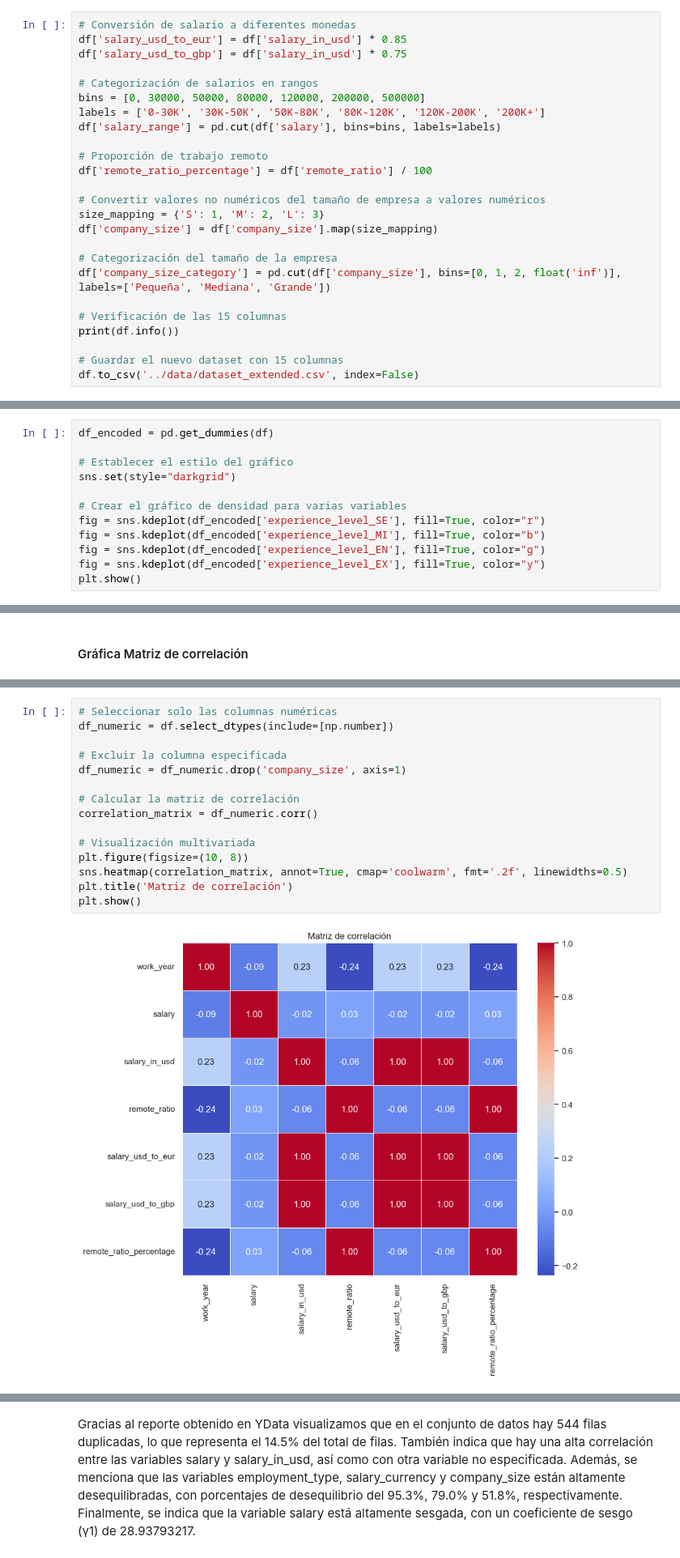
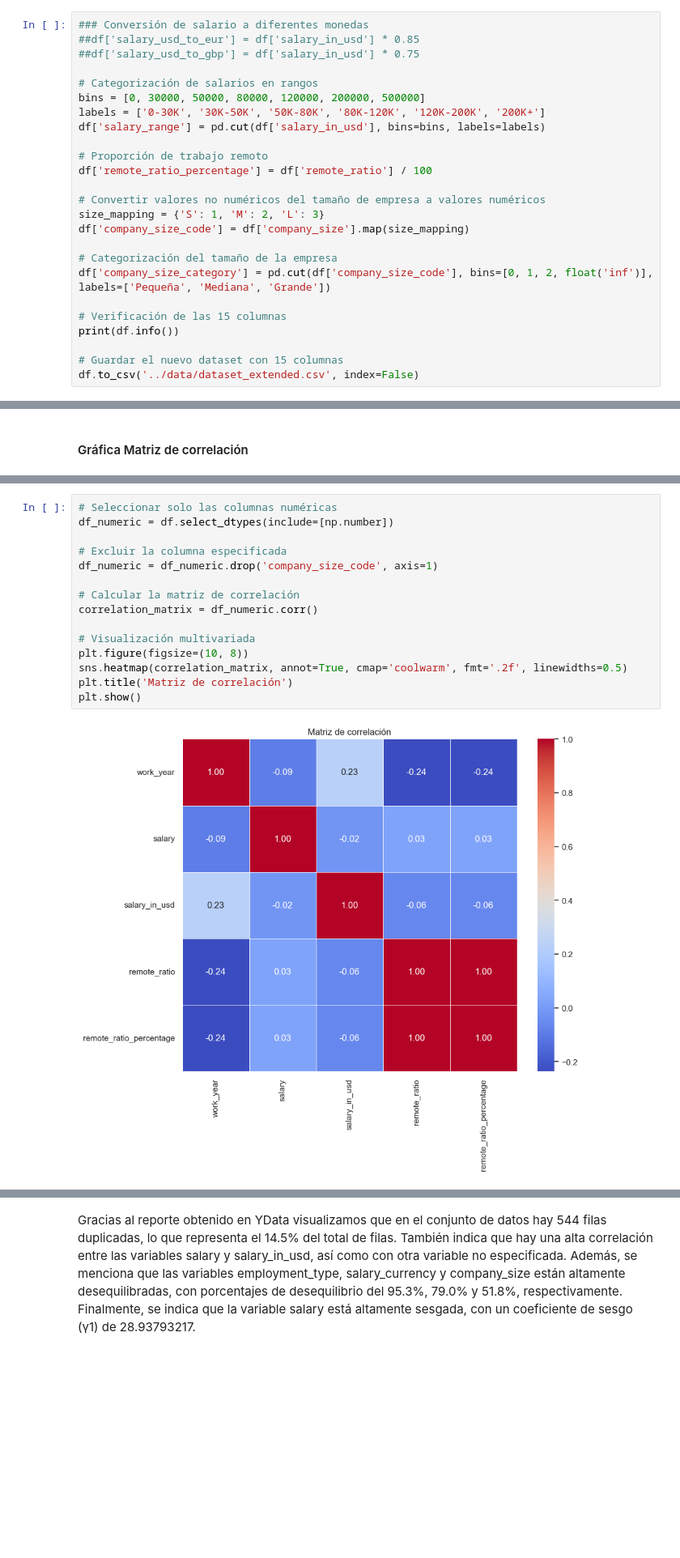
Before and after one commit to ruso439/jupiterNotebookDiego, a Jupyter notebook: notebooks/ProyectoDS_ParteI_Matcovich.ipynb, the cells around one changed output, grey strips where cells are left out. Shown at 81% size. Drawn from its saved outputs; the diff is of its cells as text; blank space fills up the shorter version.

```diff
--- a/notebooks/ProyectoDS_ParteI_Matcovich.ipynb
+++ b/notebooks/ProyectoDS_ParteI_Matcovich.ipynb
@@ -117,24 +138,24 @@ Valores únicos en company_size: ['L' 'S' 'M']
 # %% [markdown]
 En este caso las variables son categoricas y sus valores representan el tamaño de la empresa; Small, Medium y Large.
 # %%
-# Conversión de salario a diferentes monedas
-df['salary_usd_to_eur'] = df['salary_in_usd'] * 0.85
-df['salary_usd_to_gbp'] = df['salary_in_usd'] * 0.75
+### Conversión de salario a diferentes monedas
+##df['salary_usd_to_eur'] = df['salary_in_usd'] * 0.85
+##df['salary_usd_to_gbp'] = df['salary_in_usd'] * 0.75
 
 # Categorización de salarios en rangos
 bins = [0, 30000, 50000, 80000, 120000, 200000, 500000]
 labels = ['0-30K', '30K-50K', '50K-80K', '80K-120K', '120K-200K', '200K+']
-df['salary_range'] = pd.cut(df['salary'], bins=bins, labels=labels)
+df['salary_range'] = pd.cut(df['salary_in_usd'], bins=bins, labels=labels)
 
 # Proporción de trabajo remoto
 df['remote_ratio_percentage'] = df['remote_ratio'] / 100
 
 # Convertir valores no numéricos del tamaño de empresa a valores numéricos
 size_mapping = {'S': 1, 'M': 2, 'L': 3}
-df['company_size'] = df['company_size'].map(size_mapping)
+df['company_size_code'] = df['company_size'].map(size_mapping)
 
 # Categorización del tamaño de la empresa
-df['company_size_category'] = pd.cut(df['company_size'], bins=[0, 1, 2, float('inf')], labels=['Pequeña', 'Mediana', 'Grande'])
+df['company_size_category'] = pd.cut(df['company_size_code'], bins=[0, 1, 2, float('inf')], labels=['Pequeña', 'Mediana', 'Grande'])
 
 # Verificación de las 15 columnas
 print(df.info())
@@ -202,15 +225,3 @@ plt.show()
 df['experience_level'].unique()
 # %% [output]
 array(['SE', 'MI', 'EN', 'EX'], dtype=object)
-# %%
-df_encoded = pd.get_dummies(df)
-
-# Establecer el estilo del gráfico
-sns.set(style="darkgrid")
-
-# Crear el gráfico de densidad para varias variables
-fig = sns.kdeplot(df_encoded['experience_level_SE'], fill=True, color="r")
-fig = sns.kdeplot(df_encoded['experience_level_MI'], fill=True, color="b")
-fig = sns.kdeplot(df_encoded['experience_level_EN'], fill=True, color="g")
-fig = sns.kdeplot(df_encoded['experience_level_EX'], fill=True, color="y")
-plt.show()
@@ -300,20 +294,20 @@ msno.bar(df) # para plotear un barplot con la cantidad de valores que no son nul
 # %%
 # Seleccionar solo las columnas numéricas
 df_numeric = df.select_dtypes(include=[np.number])
 
 # Excluir la columna especificada
-df_numeric = df_numeric.drop('company_size', axis=1)
+df_numeric = df_numeric.drop('company_size_code', axis=1)
 
 # Calcular la matriz de correlación
 correlation_matrix = df_numeric.corr()
 
 # Visualización multivariada
 plt.figure(figsize=(10, 8))
 sns.heatmap(correlation_matrix, annot=True, cmap='coolwarm', fmt='.2f', linewidths=0.5)
 plt.title('Matriz de correlación')
 plt.show()
 # %% [output]
-[figure, old version]
+[figure, new version]
 # %%
 import pandas as pd
 from ydata_profiling import ProfileReport
```
Also changed, not shown: parts of 24 cells of this notebook, 2 other files.
